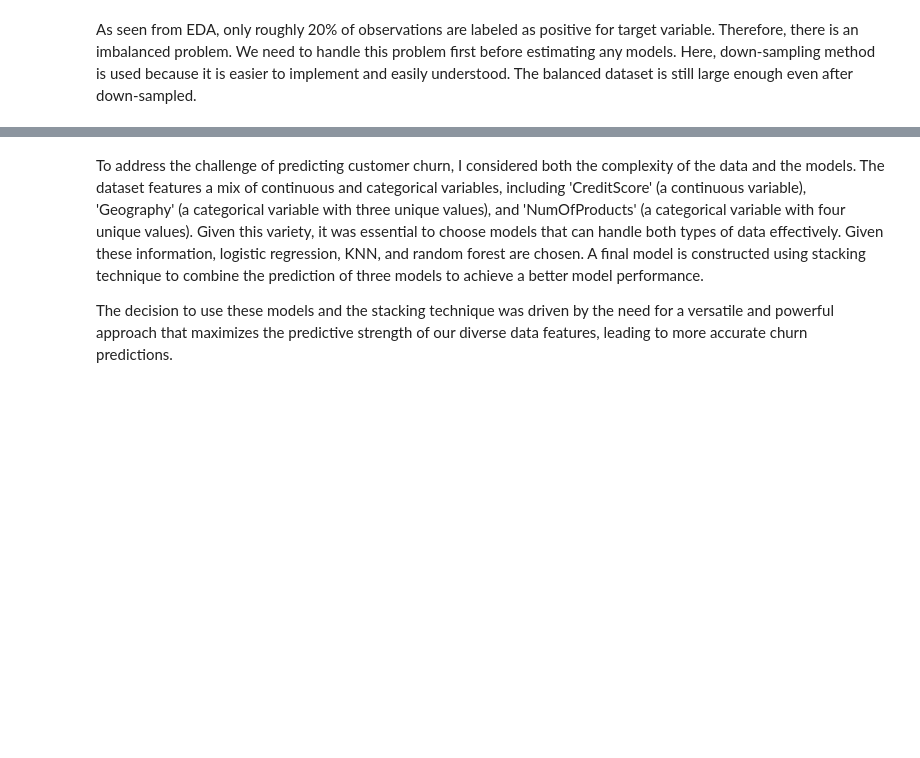
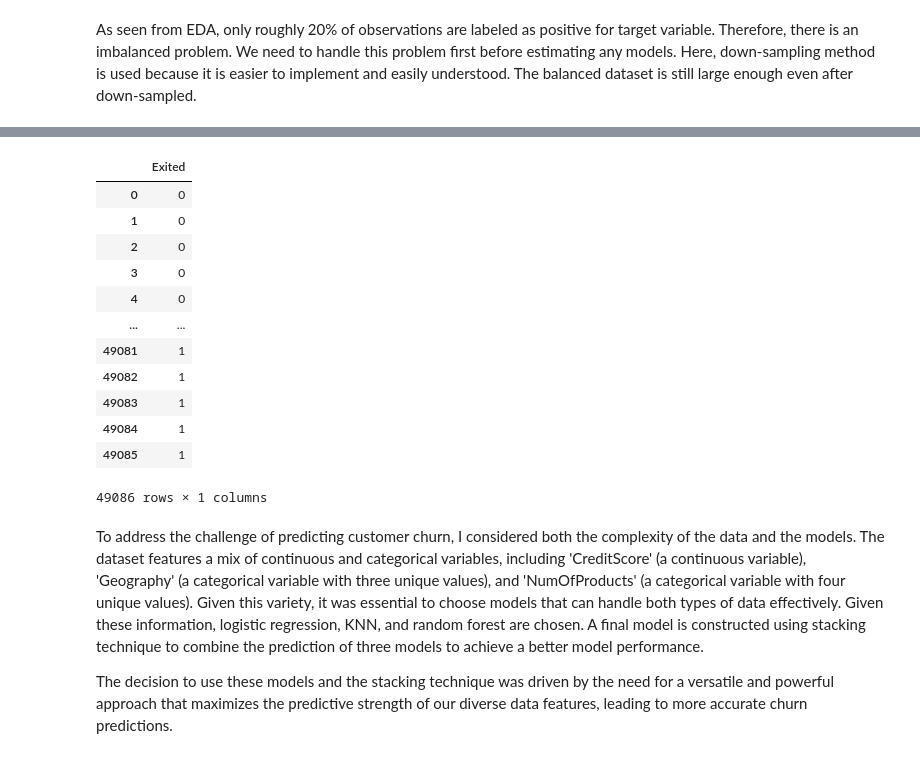
Before and after one commit to MACS-33002/macs-33002-2024s-Mendyhao, a Jupyter notebook: P3_unsupervised.ipynb, the cells around one changed output, grey strips where cells are left out. Cells and saved outputs as stored; diff of their text form; code cells hidden in the pictures; blank space fills up the shorter version.

```diff
--- a/P3_unsupervised.ipynb
+++ b/P3_unsupervised.ipynb
@@ -517,14 +517,14 @@ df_y.shape
 # %% [output]
 (165034, 1)
 # %%
-# from sklearn.model_selection import train_test_split
+from sklearn.model_selection import train_test_split
 
-# # Split data into train/test set
-# X_train, X_test, y_train, y_test = train_test_split(df_X, df_y, test_size = 0.3,
-#                                                                 random_state = 42)
+# Split data into train/test set
+X_train, X_test, y_train, y_test = train_test_split(df_X, df_y, test_size = 0.3,
+                                                                random_state = 42)
 
-# # Examine train and test set shape
-# X_train.shape, X_test.shape
+# Examine train and test set shape
+X_train.shape, X_test.shape
 # %% [output]
 ((115523, 13), (49511, 13))
 # %% [markdown]
@@ -782,3 +739,19 @@ X_train_balanced, y_train_balanced
+# %%
+y_train_balanced
+# %% [output]
+|  | Exited |
+| 0 | 0 |
+| 1 | 0 |
+| 2 | 0 |
+| 3 | 0 |
+| 4 | 0 |
+| ... | ... |
+| 49081 | 1 |
+| 49082 | 1 |
+| 49083 | 1 |
+| 49084 | 1 |
+| 49085 | 1 |
+49086 rows × 1 columns
 # %% [markdown]
 To address the challenge of predicting customer churn, I considered both the complexity of the data and the models. The dataset features a mix of continuous and categorical variables, including 'CreditScore' (a continuous variable), 'Geography' (a categorical variable with three unique values), and 'NumOfProducts' (a categorical variable with four unique values). Given this variety, it was essential to choose models that can handle both types of data effectively. Given these information, logistic regression, KNN, and random forest are chosen. A final model is constructed using stacking technique to combine the prediction of three models to achieve a better model  performance.
 
```
Also changed, not shown: parts of 9 cells of this notebook.
